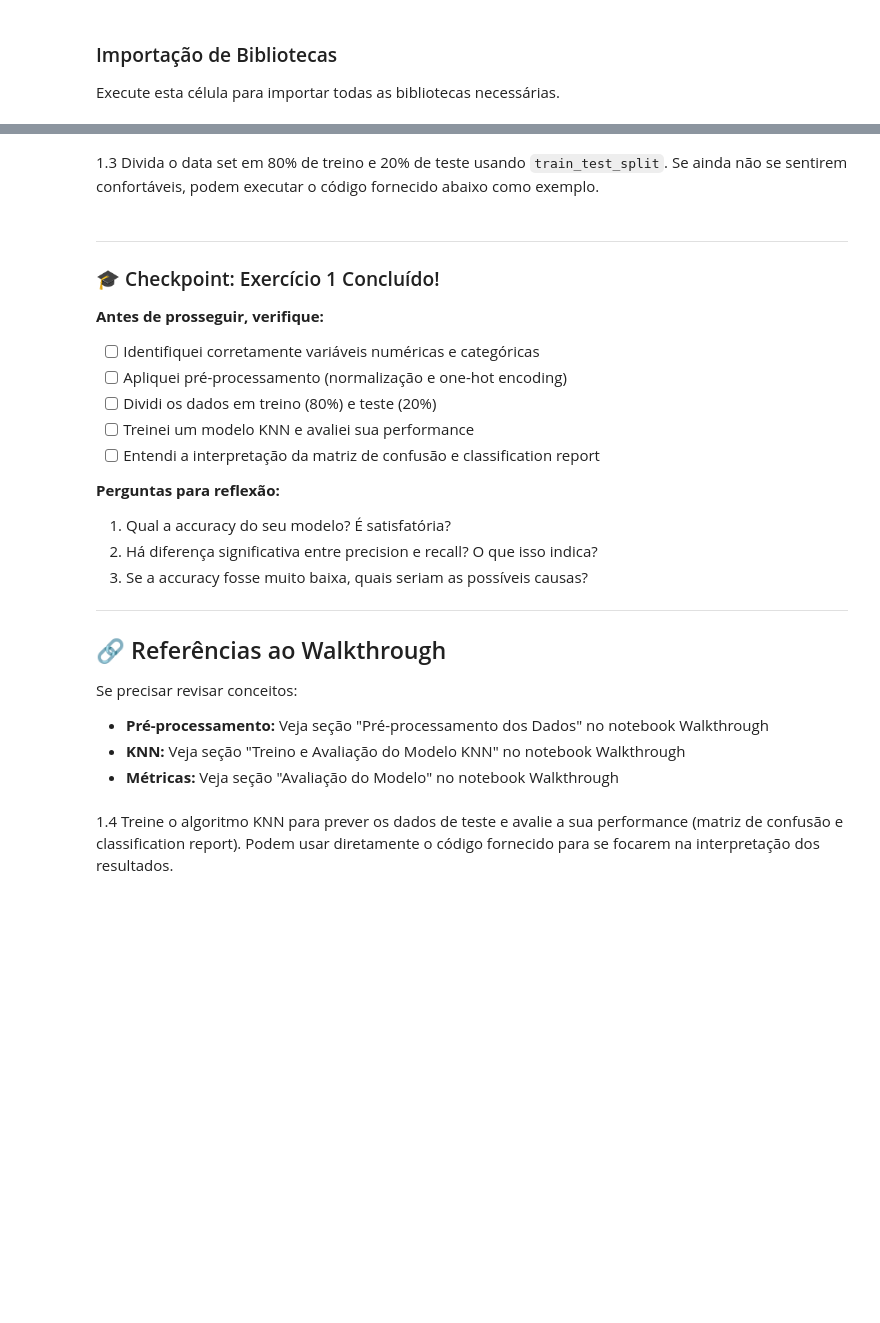
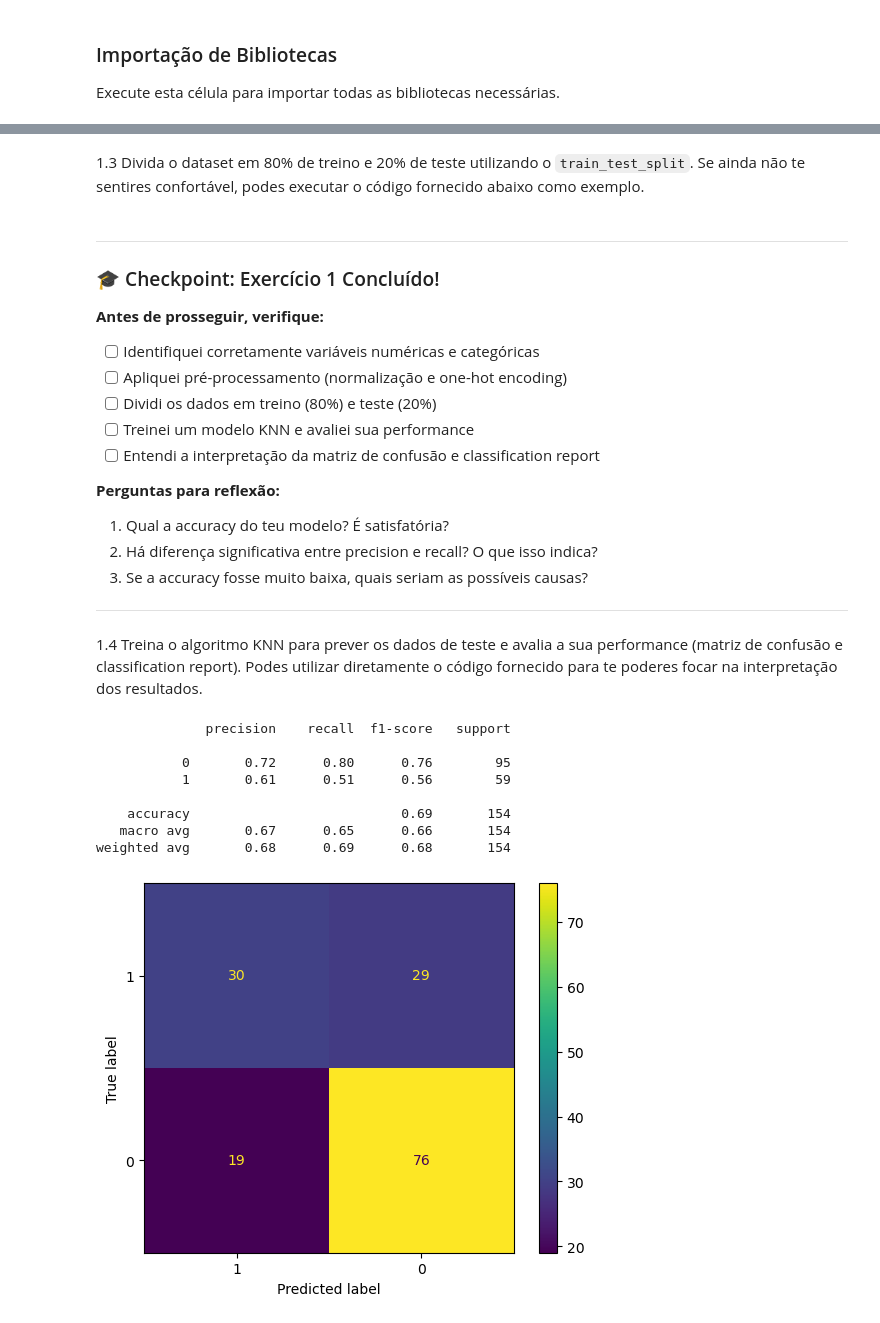
Before and after one commit to diaxz12/pgba-modelos-machine-learning, a Jupyter notebook: exercicios/Exercícios_propostos_aula1.ipynb, the cells around one changed output, grey strips where cells are left out. Drawn from its saved outputs; the diff is of its cells as text; code cells hidden in the pictures; blank space fills up the shorter version.

Commit message:
Add abalone and diabetes datasets; update Aula1 notebook with code execution adjustments and language improvements in exercises

```diff
--- a/exercicios/Exercícios_propostos_aula1.ipynb
+++ b/exercicios/Exercícios_propostos_aula1.ipynb
@@ -144,12 +142,12 @@ Execute a célula abaixo para carregar o dataset **diabetes.csv**.
 # ============================================================================
 # CARREGAMENTO DO DATASET
 # ============================================================================
-# Opção 1: Upload do ficheiro (descomente se necessário)
-uploaded = files.upload()
-df = pd.read_csv(io.BytesIO(uploaded['diabetes.csv']))
+# Opção 1: Upload do ficheiro (descomenta se necessário)
+# uploaded = files.upload()
+# df = pd.read_csv(io.BytesIO(uploaded['diabetes.csv']))
 
-# Opção 2: Se o ficheiro já estiver no Colab, use:
-# df = pd.read_csv('diabetes.csv')
+# Opção 2: Se o ficheiro já estiver no Colab, utiliza:
+df = pd.read_csv('diabetes.csv')
 
 # Verificação
 print("✅ Dataset carregado!")
@@ -195,0 +220,13 @@ print("\n✅ Estrutura de variáveis correta!")
+# %%
+# ============================================================================
+# EXERCÍCIO 1.2: PRÉ-PROCESSAMENTO
+# ============================================================================
+# TODO: Complete o código abaixo
+# 1. Separe X (variáveis independentes) e y (target)
+# 2. Use process_data() para processar X
+
+# YOUR CODE HERE
+X = XXX
+y = XXX
+
+X_processed = XXX
@@ -196,17 +241,4 @@ print("\n✅ Estrutura de variáveis correta!")
 # %%
-# ============================================================================
-# EXERCÍCIO 1.2: PRÉ-PROCESSAMENTO
-# ============================================================================
-# TODO: Complete o código abaixo
-# 1. Separe X (variáveis independentes) e y (target)
-# 2. Use process_data() para processar X
-
-# YOUR CODE HERE
-X = df.drop(columns=['Outcome'])
-y = df['Outcome']
-
-X_processed = process_data(X, num_vars, cat_vars)
-
 # Verificação
 print("Pré-processamento concluído!")
 print(f"  X.shape: {X.shape}")
@@ -276,5 +308,5 @@ num_vars = df.select_dtypes(include=numerics).columns.difference(['Outcome']).to
 # %% [markdown]
-1.3 Divida o data set em 80% de treino e 20% de teste usando `train_test_split`. Se ainda não se sentirem confortáveis, podem executar o código fornecido abaixo como exemplo.
+1.3 Divida o dataset em 80% de treino e 20% de teste utilizando o `train_test_split`. Se ainda não te sentires confortável, podes executar o código fornecido abaixo como exemplo.
 # %% [markdown]
 ---
 
@@ -289,29 +321,33 @@ num_vars = df.select_dtypes(include=numerics).columns.difference(['Outcome']).to
 - [ ] Entendi a interpretação da matriz de confusão e classification report
 
 **Perguntas para reflexão:**
-1. Qual a accuracy do seu modelo? É satisfatória?
+1. Qual a accuracy do teu modelo? É satisfatória?
 2. Há diferença significativa entre precision e recall? O que isso indica?
 3. Se a accuracy fosse muito baixa, quais seriam as possíveis causas?
 
 ---
-
-## 🔗 Referências ao Walkthrough
-
-Se precisar revisar conceitos:
-- **Pré-processamento:** Veja seção "Pré-processamento dos Dados" no notebook Walkthrough
-- **KNN:** Veja seção "Treino e Avaliação do Modelo KNN" no notebook Walkthrough
-- **Métricas:** Veja seção "Avaliação do Modelo" no notebook Walkthrough
 # %%
 X_train, X_test, y_train, y_test = train_test_split(X, y, test_size=0.2) # Função da biblioteca sklearn
 # %% [markdown]
-1.4 Treine o algoritmo KNN para prever os dados de teste e avalie a sua performance (matriz de confusão e classification report). Podem usar diretamente o código fornecido para se focarem na interpretação dos resultados.
+1.4 Treina o algoritmo KNN para prever os dados de teste e avalia a sua performance (matriz de confusão e classification report). Podes utilizar diretamente o código fornecido para te poderes focar na interpretação dos resultados.
 # %%
-knn = KNeighborsClassifier(n_neighbors=3) # Chamar o algoritmo
-knn.fit(X_train, y_train) # Aqui estamos a dar os dados de treino (X+y) ao modelo para ele treinar; estamos a fazer o fitting
-y_pred = knn.predict(X_test) # Aqui estamos a testar o algoritmo treinado, dando-lhe apenas as variáveis explicativas para ele prever a variável de output sem a ver
+# YOUR CODE HERE
+knn = KNeighborsClassifier(n_neighbors=XXX) # Chamar o algoritmo
+knn.fit(XXX, XXX) # Aqui estamos a dar os dados de treino (X+y) ao modelo para ele treinar; estamos a fazer o fitting
+y_pred = knn.predict(XXX) # Aqui estamos a testar o algoritmo treinado, dando-lhe apenas as variáveis explicativas para ele prever a variável de output sem a ver
 
 cm = confusion_matrix(y_test, y_pred, labels=df['Outcome'].unique()) # Criar a matriz de condusão
 disp = ConfusionMatrixDisplay(confusion_matrix=cm, display_labels=df['Outcome'].unique()) # Para poder ver a matriz
 disp.plot() # Fazer o gráfico
 # O classification report mostra as métricas accuracy, precision e recall. Mostra ainda a f1-score que é uma métrica que utiliza o precision e o recall
 print(classification_report(y_test, y_pred))
+# %% [output]
+              precision    recall  f1-score   support
+
+           0       0.72      0.80      0.76        95
+           1       0.61      0.51      0.56        59
+
+    accuracy                           0.69       154
+   macro avg       0.67      0.65      0.66       154
+weighted avg       0.68      0.69      0.68       154
+[figure, added]
```
Also changed, not shown: parts of 16 cells of this notebook, 3 other files.
